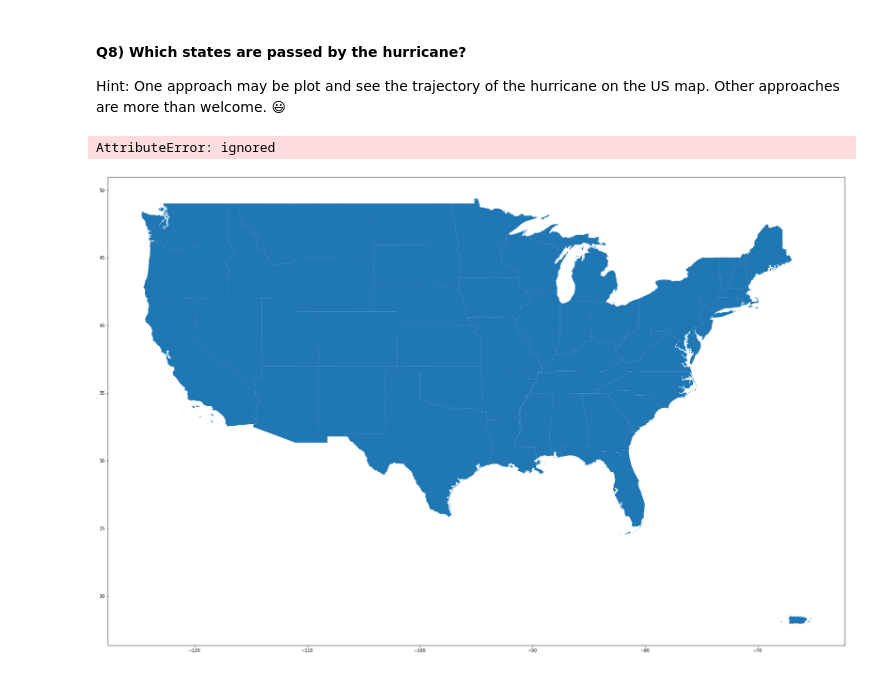
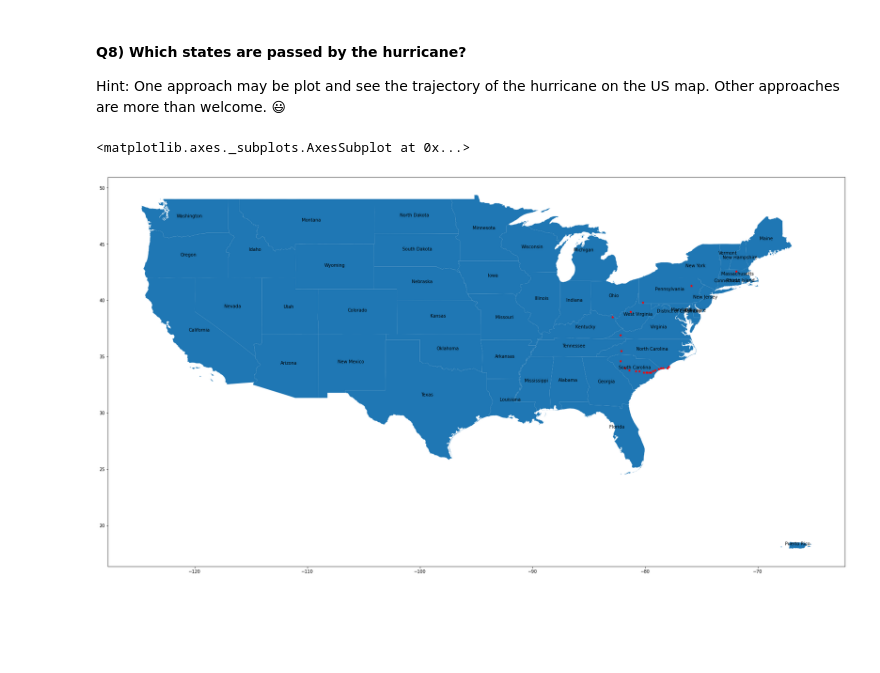
Before and after one commit to HaakonVikesaa/2022_Intro_Python, a Jupyter notebook: Copy_of_W3_S2.ipynb, the cells around one changed output. Drawn from its saved outputs; the diff is of its cells as text; code cells hidden in the pictures; blank space fills up the shorter version.

```diff
--- a/Copy_of_W3_S2.ipynb
+++ b/Copy_of_W3_S2.ipynb
@@ -217,13 +217,13 @@ Hint: One approach may be plot and see the trajectory of the hurricane on the US
 # %%
 # Plot the US states without Alaska and Hawaii
 df = country[country['NAME'].isin(['Alaska','Hawaii']) == False]
 ax = df.plot(figsize=(30,20))
 #  Annotate the US states with their names
-ax = df.apply(lambda x: ax.plot(text=x['NAME'], xy=x.geometry.centroid.coords[0], ha='center'), axis=1)
+names = df.apply(lambda x: ax.annotate(s=x['NAME'], xy=x.geometry.centroid.coords[0], ha='center'), axis=1)
 # Select the hurricane trajectory points inside the US boundary with the overlay operation
 res_intersection = gdf_florence.overlay(country, how='intersection')
 # Plot the hurricane trajectory inside US boundary
 res_intersection.plot(ax=ax, color='red', marker="*", markersize=25)
 # %% [output]
-AttributeError: ignored
+<matplotlib.axes._subplots.AxesSubplot at 0x...>
-[figure, old version]
+[figure, new version]
```
Also changed, not shown: parts of 2 cells of this notebook.
